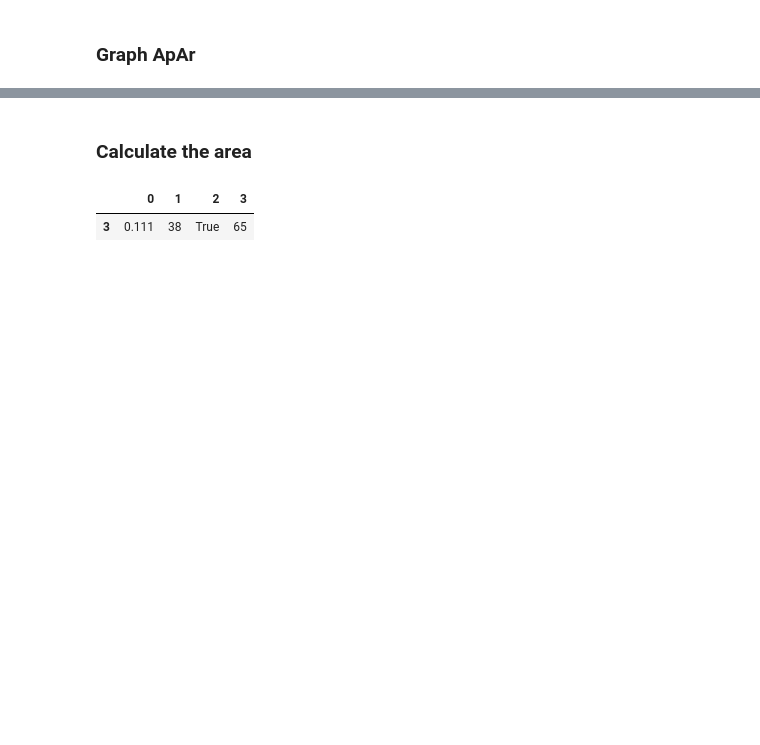
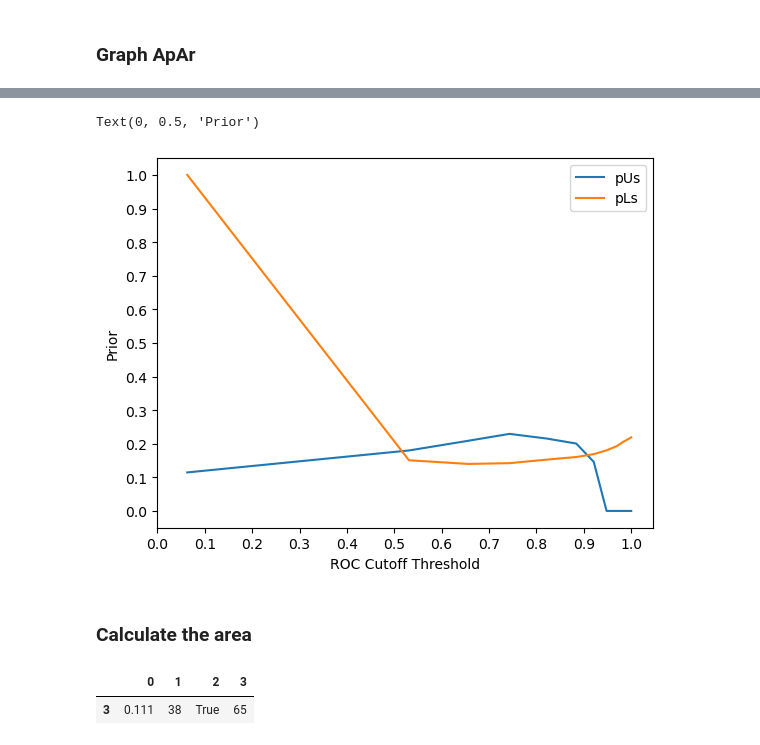
Before and after one commit to StarLiu1/ApplicabilityArea-ApAr, a Jupyter notebook: src/Diabetes Example.ipynb, the cells around one changed output, grey strips where cells are left out. Saved outputs shown, nothing was run; the diff lists cells and outputs as text; code cells hidden in the pictures; blank space fills up the shorter version.

```diff
--- a/src/Diabetes Example.ipynb
+++ b/src/Diabetes Example.ipynb
@@ -655,3 +714,24 @@ Text(0, 0.5, 'Prior')
+# %%
+#calculate pLs, pStars, and pUs
+# pLs, pStars, pUs, allPriors = modelPriorsOverRocWithAllPriors(modelTest, uTN, uTP, uFN,modelTest['uFP'], u)
+pLs, pStars, pUs = modelPriorsOverRoc(modelTest, uTN, uTP, uFN, modelTest['uFP'], u)
+thresholds = np.array(modelTest['thresholds'])[0]
+thresholds = np.array(thresholds)
+thresholds = np.where(thresholds > 1, 1, thresholds)
+thresholds, pLs, pUs = adjustpLpUClassificationThreshold(thresholds, pLs, pUs)
+plt.plot(thresholds[::-10], pUs[::-10], label = "pUs")
+plt.plot(thresholds[::-10], pLs[::-10], label = "pLs")
+plt.xticks(np.arange(0.0, 1.1, step=0.1))
+plt.yticks(np.arange(0.0, 1.1, step=0.1))
+
+# plt.plot(1-thresholds, pUs, label = "pUs")
+# plt.plot(1-thresholds, pLs, label = "pLs")
+plt.legend()
+plt.xlabel("ROC Cutoff Threshold")
+plt.ylabel("Prior")
+# %% [output]
+Text(0, 0.5, 'Prior')
+[figure, added]
 # %% [markdown]
 ### Calculate the area
 # %%
```
Also changed, not shown: parts of 18 cells of this notebook, 12 other files.
